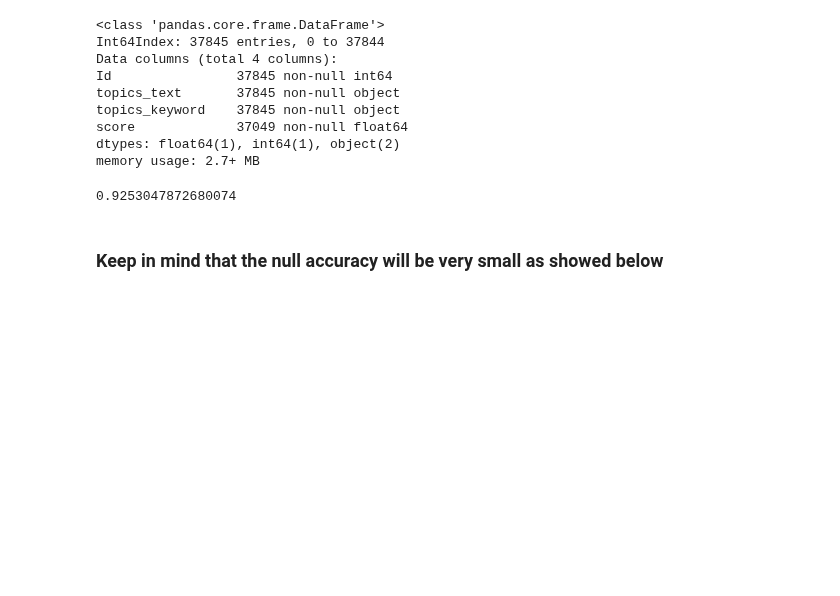
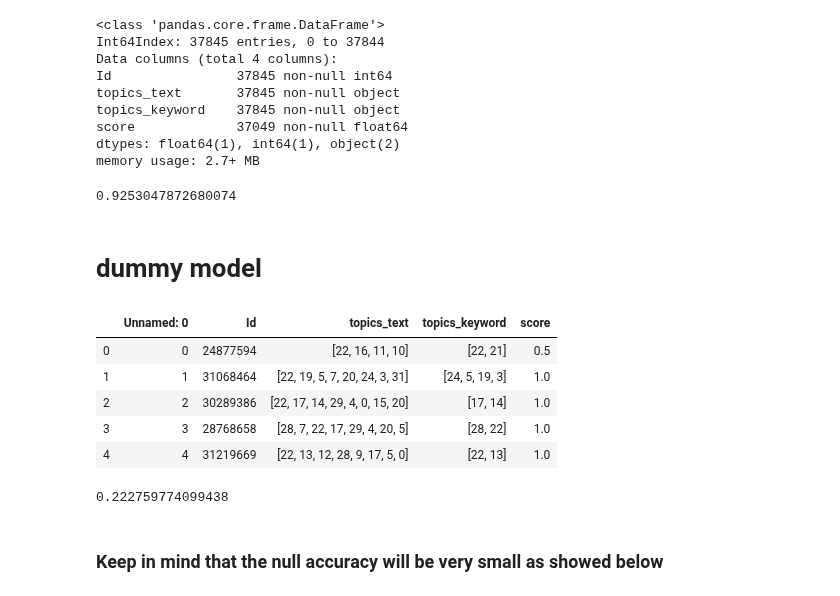
Before and after one commit to Shunling/CapstoneProjects, a Jupyter notebook: NaturalLanguageProcessingGPCR/TopicPrediction.ipynb, the cells around one changed output. Cells and saved outputs as stored; diff of their text form; code cells hidden in the pictures; blank space fills up the shorter version.

Commit message:
add dummy predict

```diff
--- a/NaturalLanguageProcessingGPCR/TopicPrediction.ipynb
+++ b/NaturalLanguageProcessingGPCR/TopicPrediction.ipynb
@@ -284,3 +284,15 @@ final_accuracy = content_keywords_topics.score.dropna().mean()
 final_accuracy
 # %% [output]
 0.9253047872680074
+# %% [markdown]
+# dummy model
+# %%
+scores = pd.read_csv('./topic_modeling/model_saved/content_keywords_topics_score.csv')
+scores.head()
+# %% [output]
+|  | Unnamed: 0 | Id | topics_text | topics_keyword | score |
+| 0 | 0 | 24877594 | [22, 16, 11, 10] | [22, 21] | 0.5 |
+| 1 | 1 | 31068464 | [22, 19, 5, 7, 20, 24, 3, 31] | [24, 5, 19, 3] | 1.0 |
+| 2 | 2 | 30289386 | [22, 17, 14, 29, 4, 0, 15, 20] | [17, 14] | 1.0 |
+| 3 | 3 | 28768658 | [28, 7, 22, 17, 29, 4, 20, 5] | [28, 22] | 1.0 |
+| 4 | 4 | 31219669 | [22, 13, 12, 28, 9, 17, 5, 0] | [22, 13] | 1.0 |
@@ -287,3 +321,7 @@ final_accuracy
+# %%
+sum(dummy_score)/len(dummy_score)
+# %% [output]
+0.222759774099438
 # %% [markdown]
 ### Keep in mind that the null accuracy will be very small as showed below
 # %%
```
Also changed, not shown: parts of 2 cells of this notebook.
